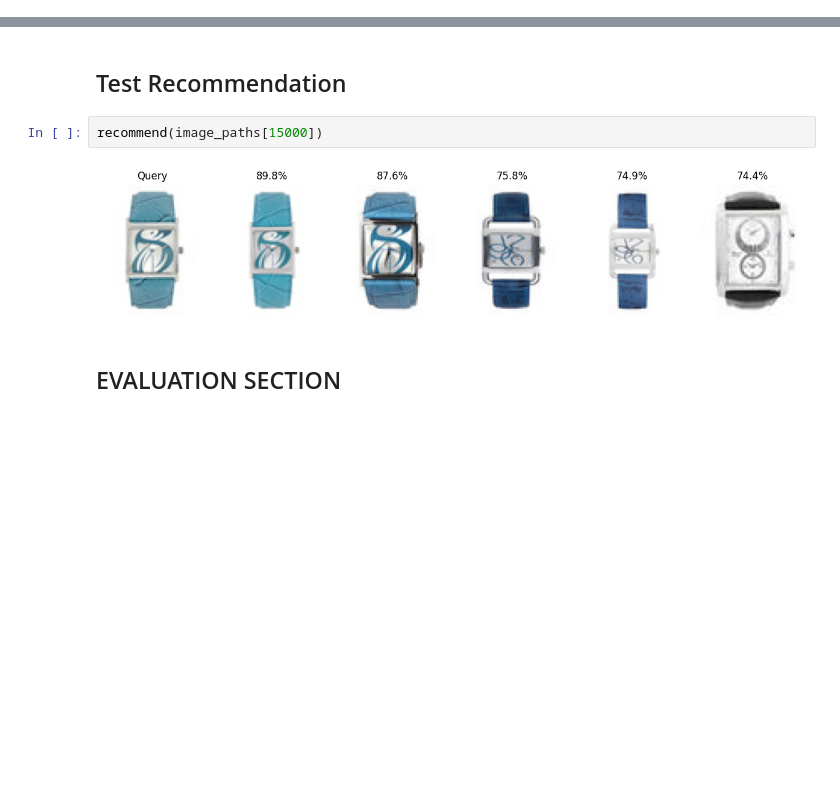
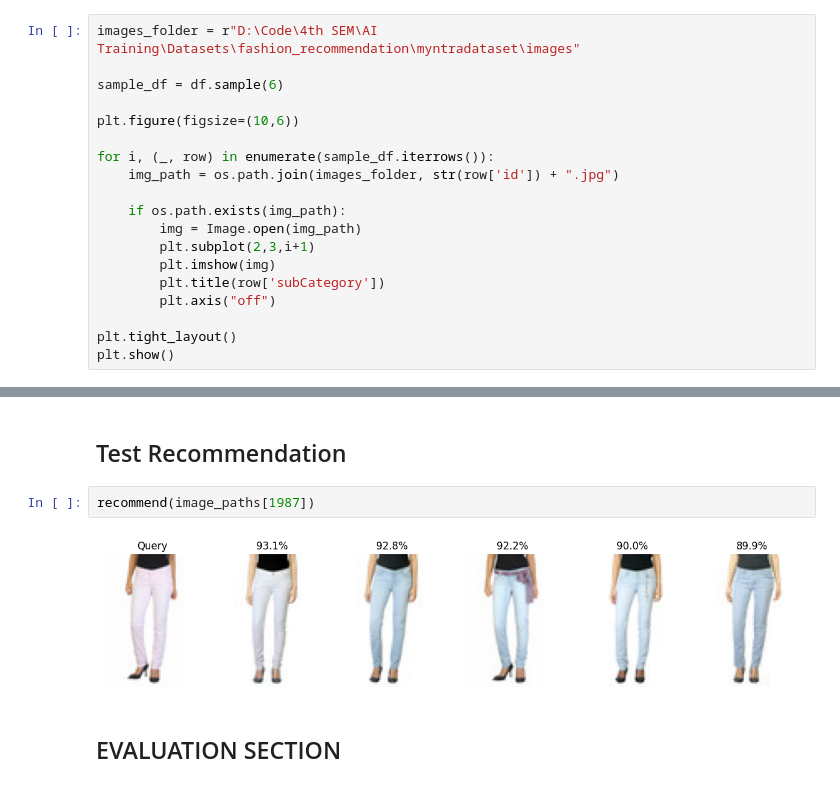
Before and after one commit to Sandeep942005/Fashion_recommender, a Jupyter notebook: Fashion_Recommendation.ipynb, the cells around one changed output, grey strips where cells are left out. Drawn from its saved outputs; the diff is of its cells as text; blank space fills up the shorter version.

```diff
--- a/Fashion_Recommendation.ipynb
+++ b/Fashion_Recommendation.ipynb
@@ -112,0 +173,19 @@ plt.show()
+# %%
+images_folder = r"D:\Code\4th SEM\AI Training\Datasets\fashion_recommendation\myntradataset\images"
+
+sample_df = df.sample(6)
+
+plt.figure(figsize=(10,6))
+
+for i, (_, row) in enumerate(sample_df.iterrows()):
+    img_path = os.path.join(images_folder, str(row['id']) + ".jpg")
+
+    if os.path.exists(img_path):
+        img = Image.open(img_path)
+        plt.subplot(2,3,i+1)
+        plt.imshow(img)
+        plt.title(row['subCategory'])
+        plt.axis("off")
+
+plt.tight_layout()
+plt.show()
@@ -300,9 +465,9 @@ def recommend(image_path):
 # %% [markdown]
 ## Test Recommendation
 # %%
-recommend(image_paths[15000])
+recommend(image_paths[1987])
 # %% [output]
-[figure, old version]
+[figure, new version]
 # %% [markdown]
 ## EVALUATION SECTION
 # %% [markdown]
```
Also changed, not shown: parts of 27 cells of this notebook, 3 other files.
